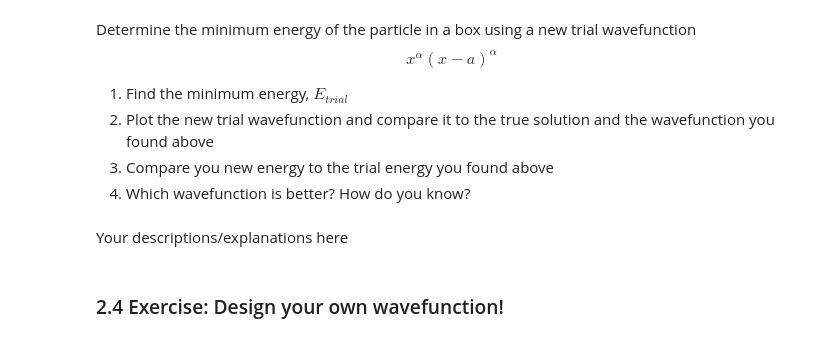
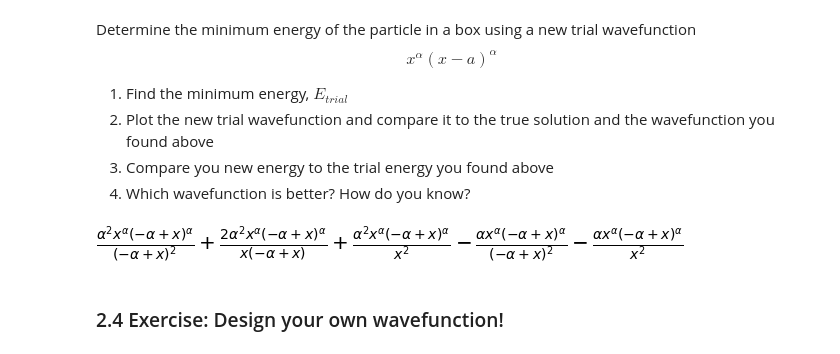
Before and after one commit to sju-chem264-2019/10-3-19-lecture-cobyyeung11, a Jupyter notebook: variational-principle.ipynb, the cells around one changed output. Drawn from its saved outputs; the diff is of its cells as text; code cells hidden in the pictures.

```diff
--- a/variational-principle.ipynb
+++ b/variational-principle.ipynb
@@ -106,2 +115,12 @@ sym.integrate?
-# %% [markdown]
-Your descriptions/explanations here
+# %%
+sym.init_printing()
+x,a,m,alpha,hbar=sym.symbols('x,a,m,alpha,h_bar')
+
+twf_2=x**alpha*(x-alpha)**alpha
+twf_2
+# %%
+single_2=(sym.diff((twf_2),x))
+double_2=(sym.diff((single_2),x))
+double_2
+# %% [output]
+[figure, added]
```
Also changed, not shown: parts of 10 cells of this notebook.
